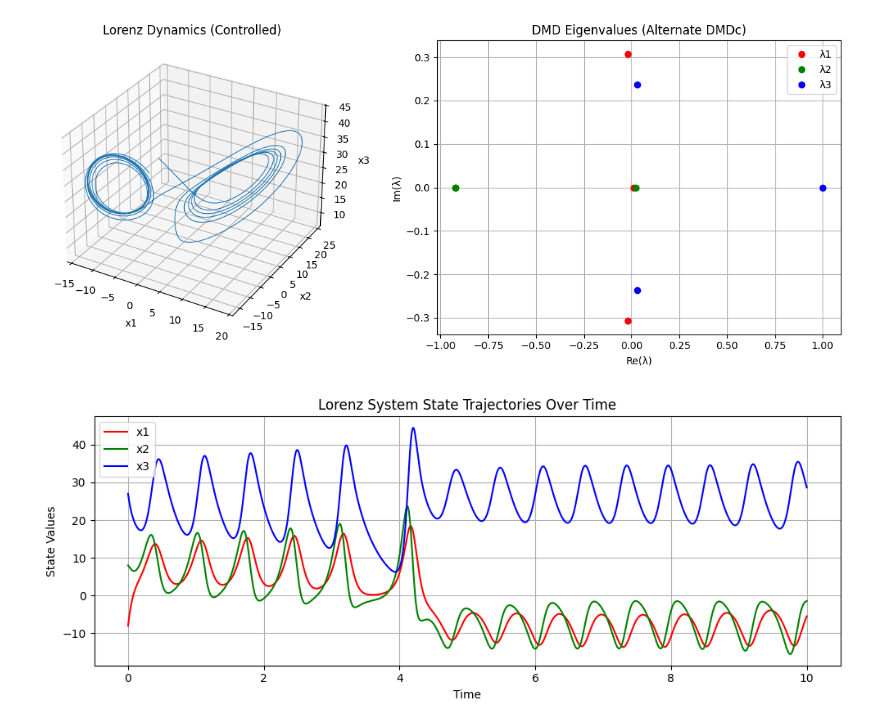
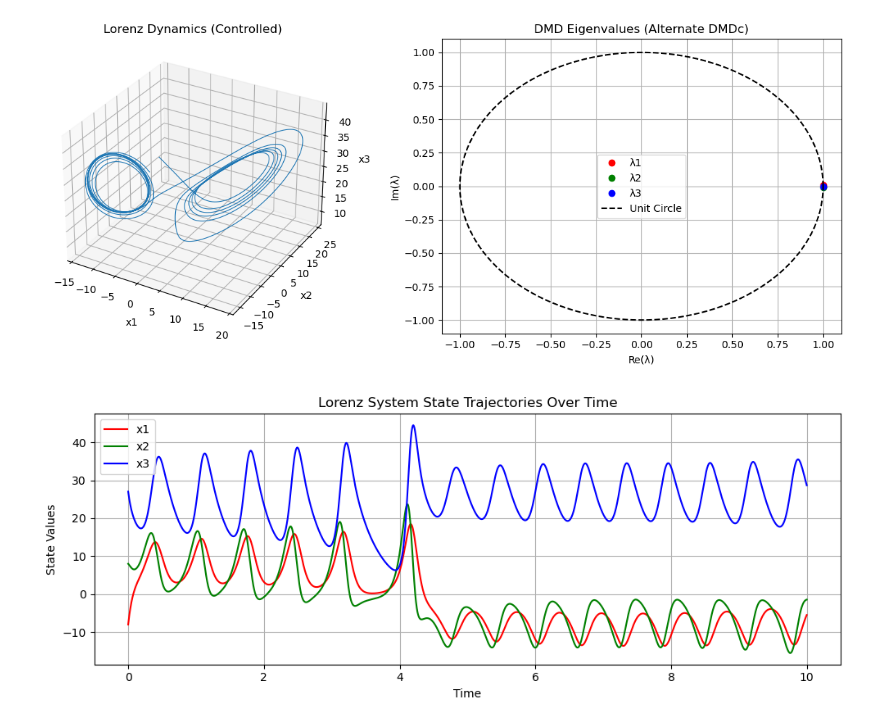
Before and after one commit to thexuanphuc/impoved_DMDC, a Jupyter notebook: swahibath_alternative_dmd.ipynb, the cells around one changed output. Saved outputs shown, nothing was run; the diff lists cells and outputs as text; code cells hidden in the pictures.

```diff
--- a/swahibath_alternative_dmd.ipynb
+++ b/swahibath_alternative_dmd.ipynb
@@ -67,7 +67,7 @@ A_tilde = V_r @ (Y @ U_r @ S_r)
 B_tilde = V_r @ (Y @ Omega2)
 
 # Eigendecomposition
-W, Lambda = eig(A_tilde)
+Lambda, W = eig(A_tilde)
 
 # -------------------------
 # 4. Plot Results
@@ -81,32 +81,37 @@ ax1.set_title("Lorenz Dynamics (Controlled)")
 ax1.set_xlabel("x1")
 ax1.set_ylabel("x2")
 ax1.set_zlabel("x3")
 
 # --- (B) DMD Eigenvalues Plot ---
 ax2 = fig.add_subplot(122)
 colors = ['r', 'g', 'b', 'm', 'c', 'y']
 for i in range(len(Lambda)):
     ax2.plot(Lambda.real[i], Lambda.imag[i], 'o', label=f"λ{i+1}", color=colors[i % len(colors)])
+
+# Plot unit circle
+theta = np.linspace(0, 2 * np.pi, 300)
+ax2.plot(np.cos(theta), np.sin(theta), 'k--', label='Unit Circle')
+
 ax2.set_xlabel("Re(λ)")
 ax2.set_ylabel("Im(λ)")
 ax2.set_title("DMD Eigenvalues (Alternate DMDc)")
 ax2.grid(True)
 ax2.legend()
 plt.tight_layout()
 plt.show()
 
 # --- (C) 1D Time Series Plot of x1, x2, x3 ---
 plt.figure(figsize=(10, 4))
 plt.plot(t_eval, sol.y[0], label="x1", color='r')
 plt.plot(t_eval, sol.y[1], label="x2", color='g')
 plt.plot(t_eval, sol.y[2], label="x3", color='b')
 plt.title("Lorenz System State Trajectories Over Time")
 plt.xlabel("Time")
 plt.ylabel("State Values")
 plt.legend()
 plt.grid(True)
 plt.tight_layout()
 plt.show()
 # %% [output]
-[figure, old version]
+[figure, new version]
 [figure]
```
